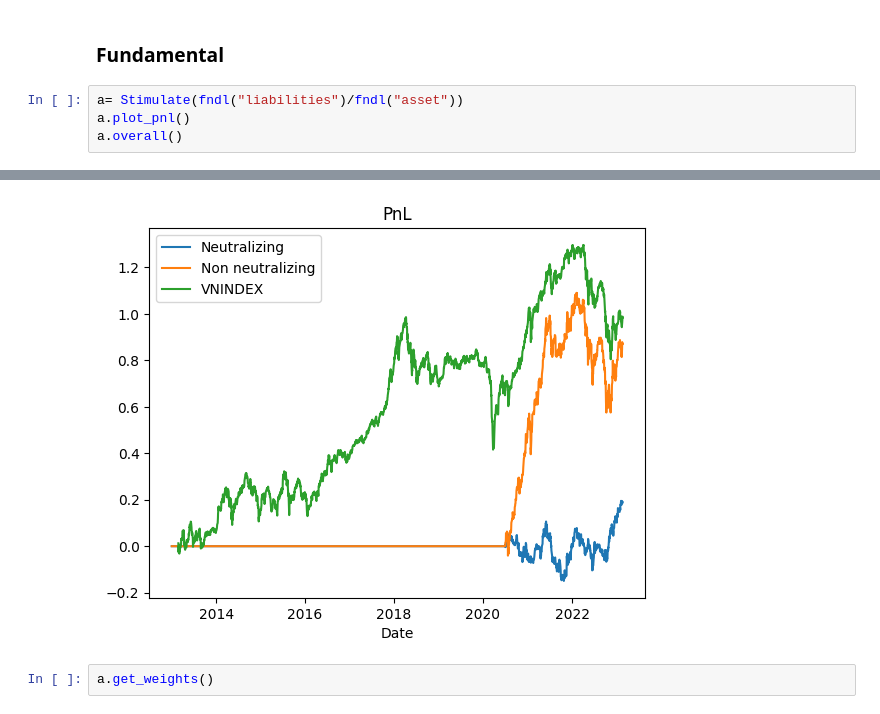
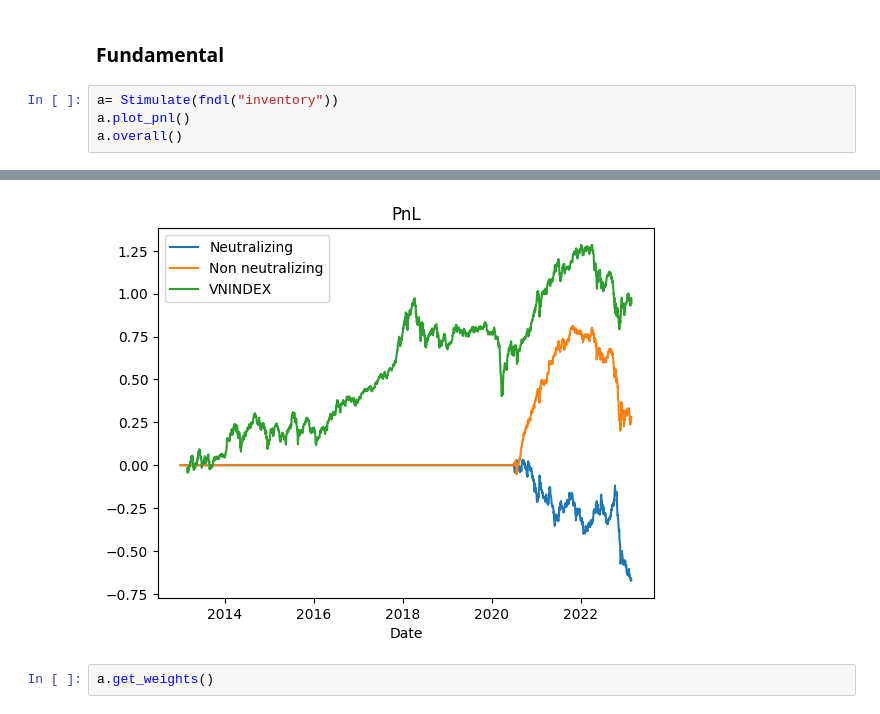
Before and after one commit to khanhtrinh2003/VN30-Strategy, a Jupyter notebook: main.ipynb, the cells around one changed output, grey strips where cells are left out. Cells and saved outputs as stored; diff of their text form.

```diff
--- a/main.ipynb
+++ b/main.ipynb
@@ -21,7 +21,7 @@ returns = close.pct_change()
 # %% [markdown]
 ### Fundamental
 # %%
-a= Stimulate(fndl("liabilities")/fndl("asset"))
+a= Stimulate(fndl("inventory"))
 a.plot_pnl()
 a.overall()
 # %% [output]
@@ -34,4 +34,4 @@ Overall of neutralize
-[figure, old version]
+[figure, new version]
 # %%
 a.get_weights()
 # %% [output]
```
Also changed, not shown: parts of 1 cell of this notebook, 3 other files.
